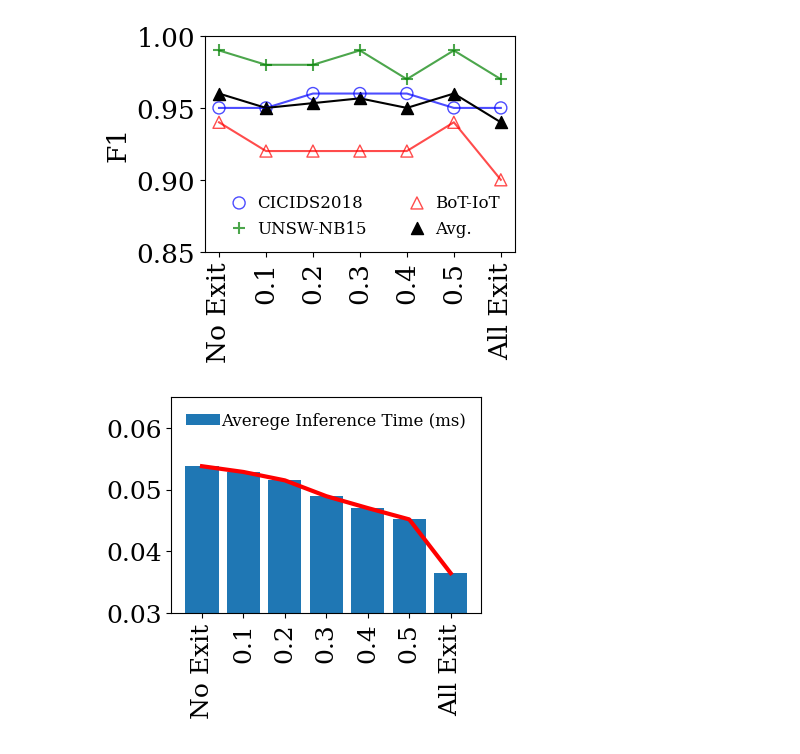
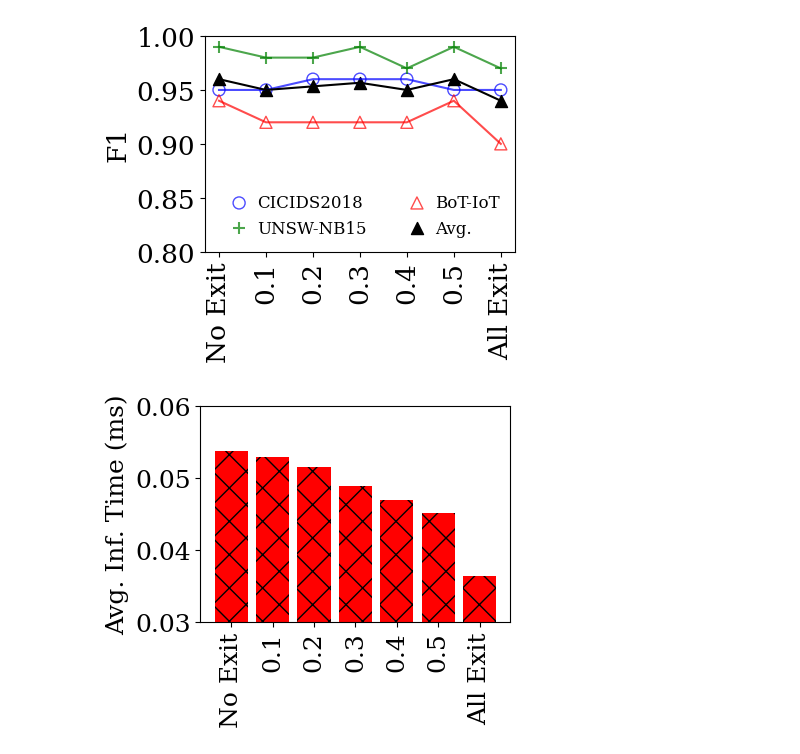
Before and after one commit to LucasSotomaiorAPereira/pibic-25-26, a Jupyter notebook: versao_artigo/f1_display.ipynb, the cells around one changed output. Saved outputs shown, nothing was run; the diff lists cells and outputs as text; code cells hidden in the pictures.

```diff
--- a/versao_artigo/f1_display.ipynb
+++ b/versao_artigo/f1_display.ipynb
@@ -46,7 +46,7 @@ plt.xticks(ticks=x_indices, labels=labels, rotation=90)
 
 plt.ylabel('F1')
 
-plt.ylim(0.85, 1)
+plt.ylim(0.8, 1)
 plt.grid(False)
 
 plt.legend(frameon=False, loc='lower right', fontsize=12, handletextpad=0.1, ncol=2)
@@ -54,37 +54,35 @@ plt.savefig('graficos/compacuracia.pdf', bbox_inches='tight', pad_inches=0.02)
 
 plt.show()
 # %% [output]
-[figure, old version]
+[figure, new version]
 # %%
 inf_time_ms_bot = [0.0570, 0.0570, 0.0553, 0.0506, 0.0495, 0.0491, 0.0366]
 inf_time_ms_cic = [0.0521, 0.0521, 0.0513, 0.049, 0.04801, 0.0457, 0.0366]
 inf_time_ms_unsw = [0.0524, 0.0496, 0.0480, 0.0473, 0.0436, 0.0408, 0.0362]
 
 avg_inf_time_ms = [(a + b + c) / 3 for a, b, c in zip(inf_time_ms_bot, inf_time_ms_cic, inf_time_ms_unsw)]
-
-labels_bar = [labels[i] for i in indices_linha]
 
 x_indices = range(len(avg_inf_time_ms))
 
 plt.figure(figsize=(4, 3.5*0.8))
 
 plt.rcParams['font.family'] = 'serif'
 
 plt.rcParams['font.serif'] = ['Times New Roman'] + plt.rcParams['font.serif']
 
 plt.rcParams.update({'font.size': 18})
 
-plt.bar(labels_bar, avg_inf_time_ms, label='Averege Inference Time (ms)')
-plt.plot(x_indices, avg_inf_time_ms, color='red', linestyle='-', linewidth=3)
+plt.bar(labels, avg_inf_time_ms, hatch='x', color='red')
 
 plt.xticks(rotation=90)
 
-plt.ylim(0.03, 0.065)
+plt.ylabel('Avg. Inf. Time (ms)')
+
+plt.ylim(0.03, 0.06)
 plt.grid(False)
 
-plt.legend(frameon=False, loc='upper right', fontsize=12, handletextpad=0.1)
 plt.savefig('graficos/compprocessamento.pdf', bbox_inches='tight', pad_inches=0.02)
 
 plt.show()
 # %% [output]
-[figure, old version]
+[figure, new version]
```
Also changed, not shown: 1 other file.
